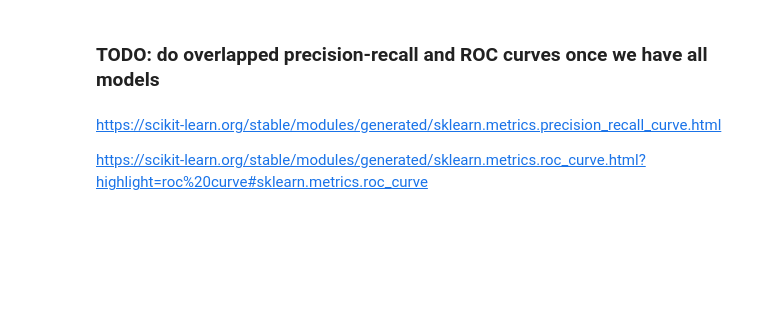
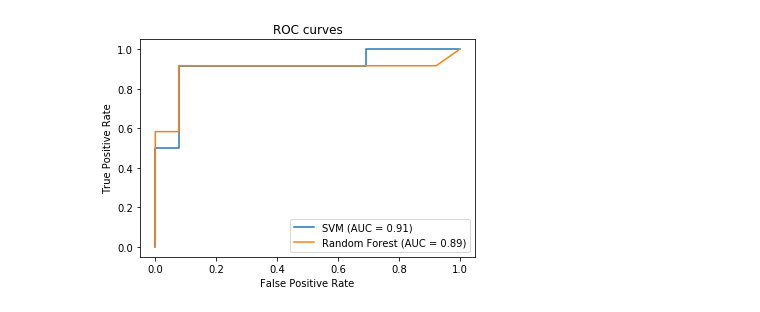
Before and after one commit to darshanajaint/data_mining_project, a Jupyter notebook: Model_Evaluation.ipynb, the cells around one changed output. Saved outputs shown, nothing was run; the diff lists cells and outputs as text; code cells hidden in the pictures; blank space fills up the shorter version.

Commit message:
figured out roc and pr curves when dealing with probabilities

```diff
--- a/Model_Evaluation.ipynb
+++ b/Model_Evaluation.ipynb
@@ -28,9 +28,3 @@ def get_stats(y_test, y_pred):
     disp = ConfusionMatrixDisplay(confusion_matrix=cm, display_labels=le.inverse_transform([0, 1]))
     disp = disp.plot(include_values=True, cmap="Blues", values_format=".7g")
     plt.show()
-# %% [markdown]
-### TODO: do overlapped precision-recall and ROC curves once we have all models
-# %% [markdown]
-https://scikit-learn.org/stable/modules/generated/sklearn.metrics.precision_recall_curve.html
-
-https://scikit-learn.org/stable/modules/generated/sklearn.metrics.roc_curve.html?highlight=roc%20curve#sklearn.metrics.roc_curve
@@ -36,0 +36,26 @@ https://scikit-learn.org/stable/modules/generated/sklearn.metrics.roc_curve.html
+# %%
+X, y = datasets.make_classification(random_state=0)
+X_train, X_test, y_train, y_test = model_selection.train_test_split(X, y, random_state=0)
+
+svc_clf = svm.SVC(random_state=0)
+svc_clf.fit(X_train, y_train)
+
+forest_clf = RandomForestClassifier(random_state=0)
+forest_clf.fit(X_train, y_train)
+y_score = forest_clf.predict_proba(X_test)
+y_score = y_score[:, 1]
+
+fpr, tpr, thresholds = metrics.roc_curve(y_test, y_score)
+auc = metrics.auc(fpr, tpr)
+
+fig, ax = plt.subplots()
+metrics.plot_roc_curve(svc_clf, X_test, y_test, name="SVM", ax=ax)
+#ax.plot(fpr, tpr, label="Random Forest (AUC= %.02f)" % auc)
+disp = RocCurveDisplay(fpr=fpr, tpr=tpr, roc_auc=auc, estimator_name="Random Forest")
+disp.plot(ax=ax)
+ax.set(title="ROC curves")
+ax.legend()
+
+plt.show()
+# %% [output]
+[figure, added]
```
Also changed, not shown: parts of 6 cells of this notebook.
